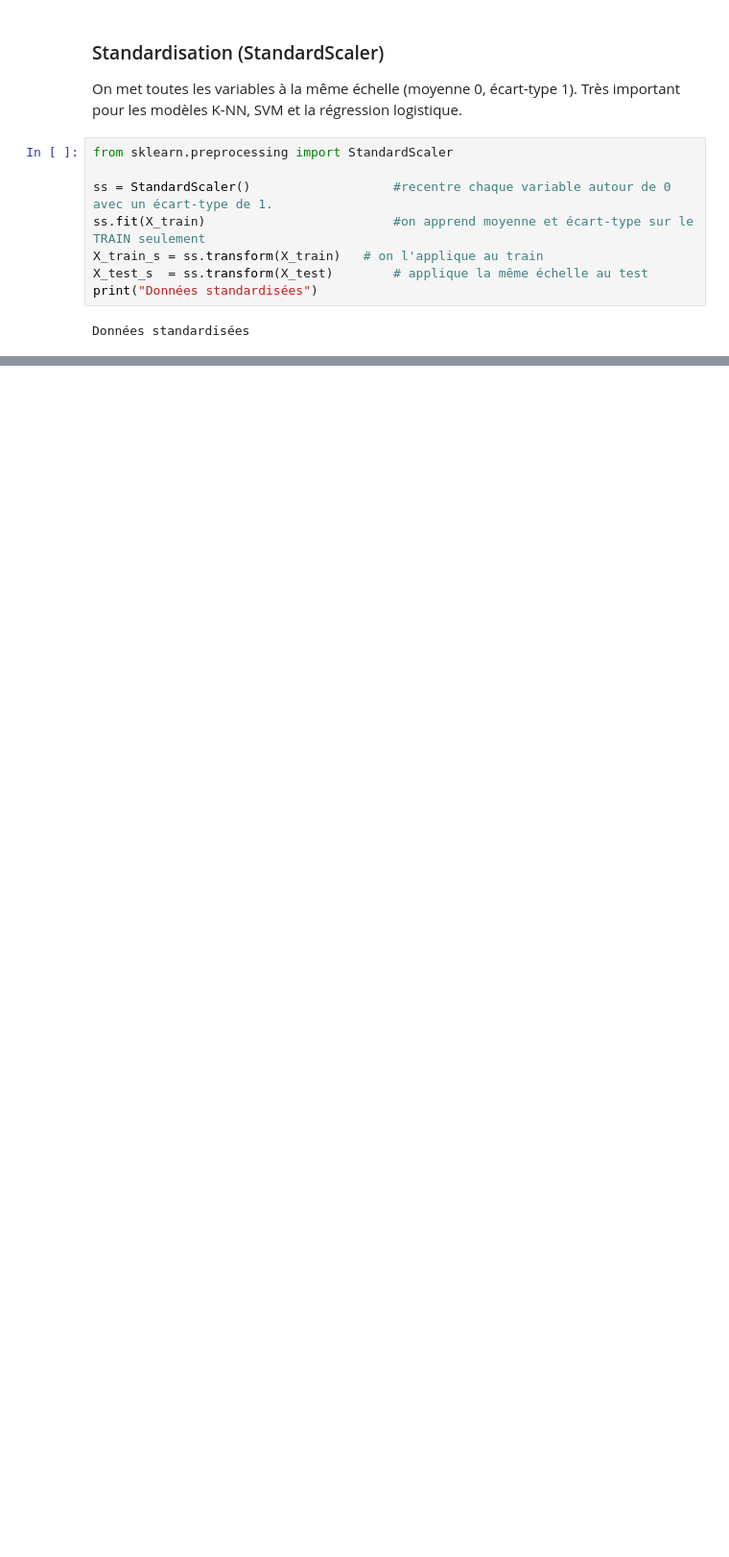
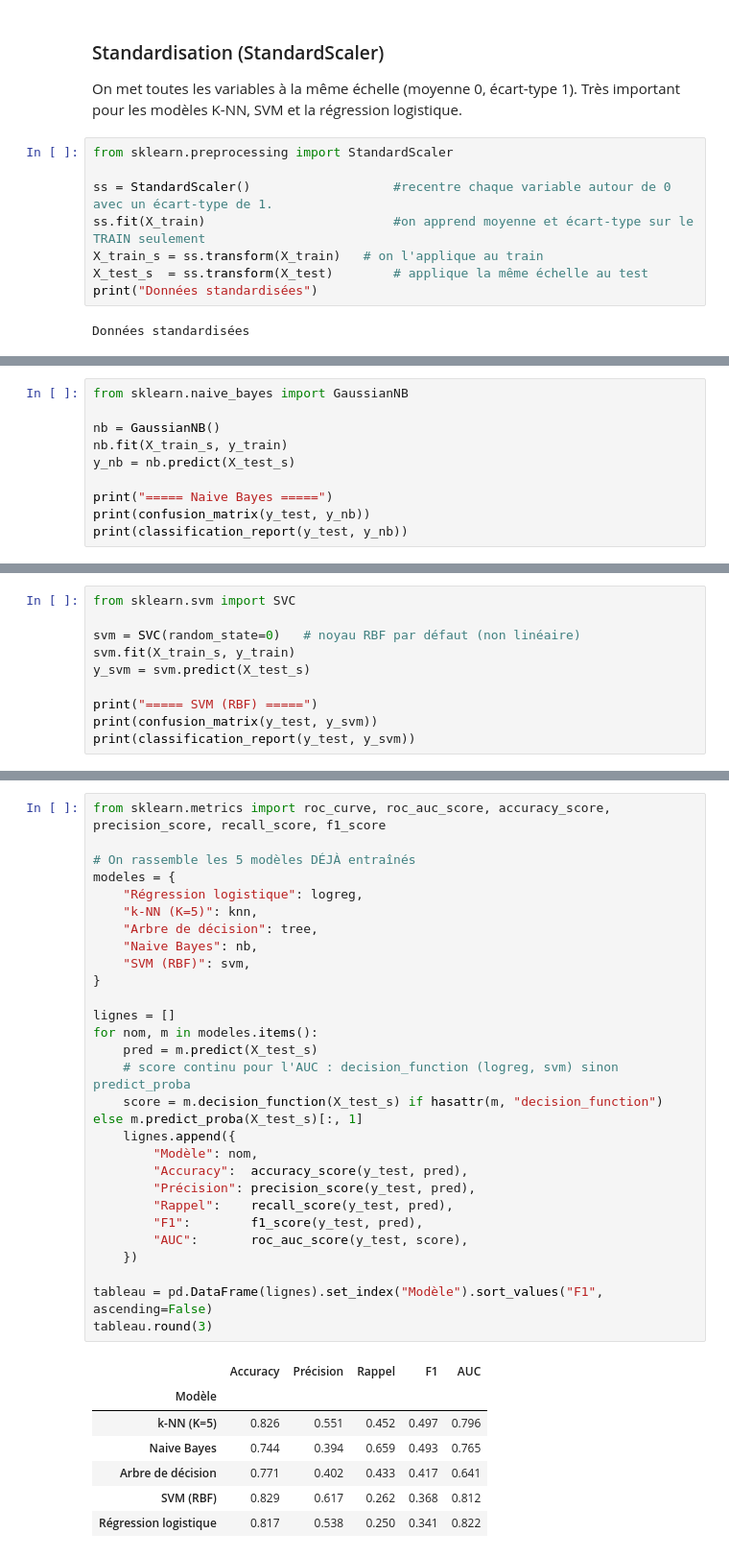
Before and after one commit to KYSyB2006/WineQualityClassificator, a Jupyter notebook: projet_vin.ipynb, the cells around one changed output, grey strips where cells are left out. Shown at 96% size. Saved outputs shown, nothing was run; the diff lists cells and outputs as text; blank space fills up the shorter version.

```diff
--- a/projet_vin.ipynb
+++ b/projet_vin.ipynb
@@ -486,0 +601,10 @@ Données standardisées
+# %%
+from sklearn.naive_bayes import GaussianNB
+
+nb = GaussianNB()
+nb.fit(X_train_s, y_train)
+y_nb = nb.predict(X_test_s)
+
+print("===== Naive Bayes =====")
+print(confusion_matrix(y_test, y_nb))
+print(classification_report(y_test, y_nb))
@@ -486,0 +632,10 @@ Données standardisées
+# %%
+from sklearn.svm import SVC
+
+svm = SVC(random_state=0)   # noyau RBF par défaut (non linéaire)
+svm.fit(X_train_s, y_train)
+y_svm = svm.predict(X_test_s)
+
+print("===== SVM (RBF) =====")
+print(confusion_matrix(y_test, y_svm))
+print(classification_report(y_test, y_svm))
@@ -486,0 +660,36 @@ Données standardisées
+# %%
+from sklearn.metrics import roc_curve, roc_auc_score, accuracy_score, precision_score, recall_score, f1_score
+
+# On rassemble les 5 modèles DÉJÀ entraînés
+modeles = {
+    "Régression logistique": logreg,
+    "k-NN (K=5)": knn,
+    "Arbre de décision": tree,
+    "Naive Bayes": nb,
+    "SVM (RBF)": svm,
+}
+
+lignes = []
+for nom, m in modeles.items():
+    pred = m.predict(X_test_s)
+    # score continu pour l'AUC : decision_function (logreg, svm) sinon predict_proba
+    score = m.decision_function(X_test_s) if hasattr(m, "decision_function") else m.predict_proba(X_test_s)[:, 1]
+    lignes.append({
+        "Modèle": nom,
+        "Accuracy":  accuracy_score(y_test, pred),
+        "Précision": precision_score(y_test, pred),
+        "Rappel":    recall_score(y_test, pred),
+        "F1":        f1_score(y_test, pred),
+        "AUC":       roc_auc_score(y_test, score),
+    })
+
+tableau = pd.DataFrame(lignes).set_index("Modèle").sort_values("F1", ascending=False)
+tableau.round(3)
+# %% [output]
+|  | Accuracy | Précision | Rappel | F1 | AUC |
+| Modèle |  |  |  |  |  |
+| k-NN (K=5) | 0.826 | 0.551 | 0.452 | 0.497 | 0.796 |
+| Naive Bayes | 0.744 | 0.394 | 0.659 | 0.493 | 0.765 |
+| Arbre de décision | 0.771 | 0.402 | 0.433 | 0.417 | 0.641 |
+| SVM (RBF) | 0.829 | 0.617 | 0.262 | 0.368 | 0.812 |
+| Régression logistique | 0.817 | 0.538 | 0.250 | 0.341 | 0.822 |
```
Also changed, not shown: parts of 32 cells of this notebook, 5 other files.
